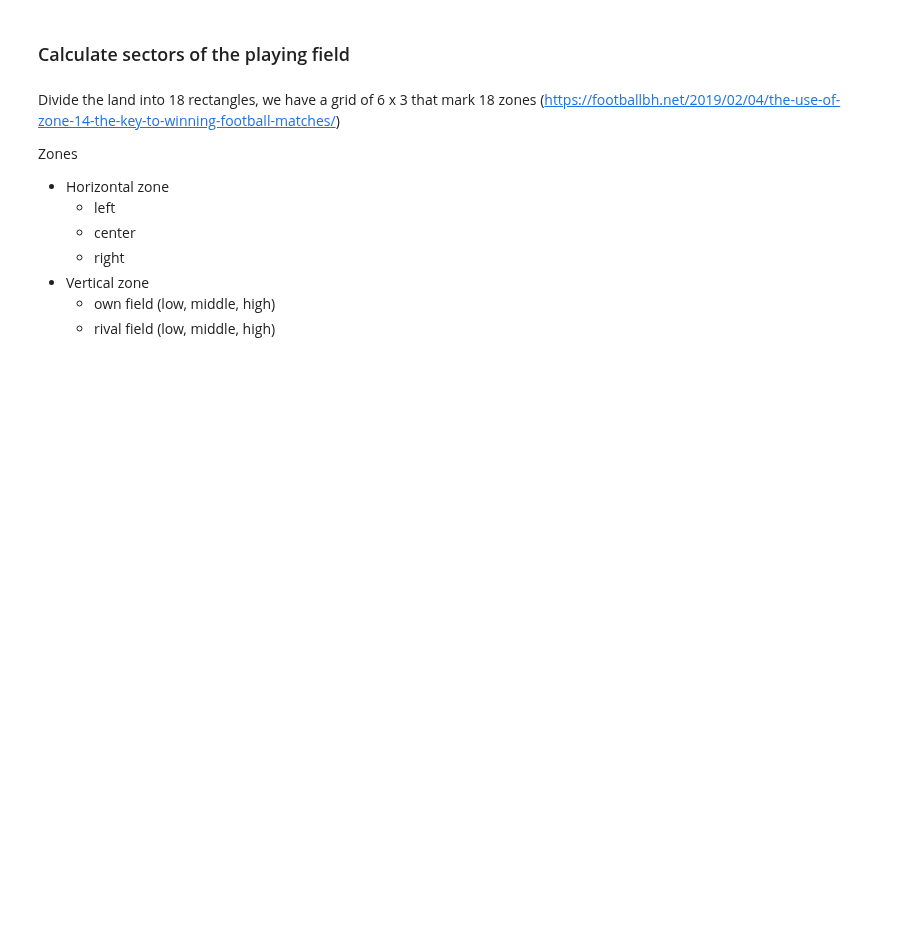
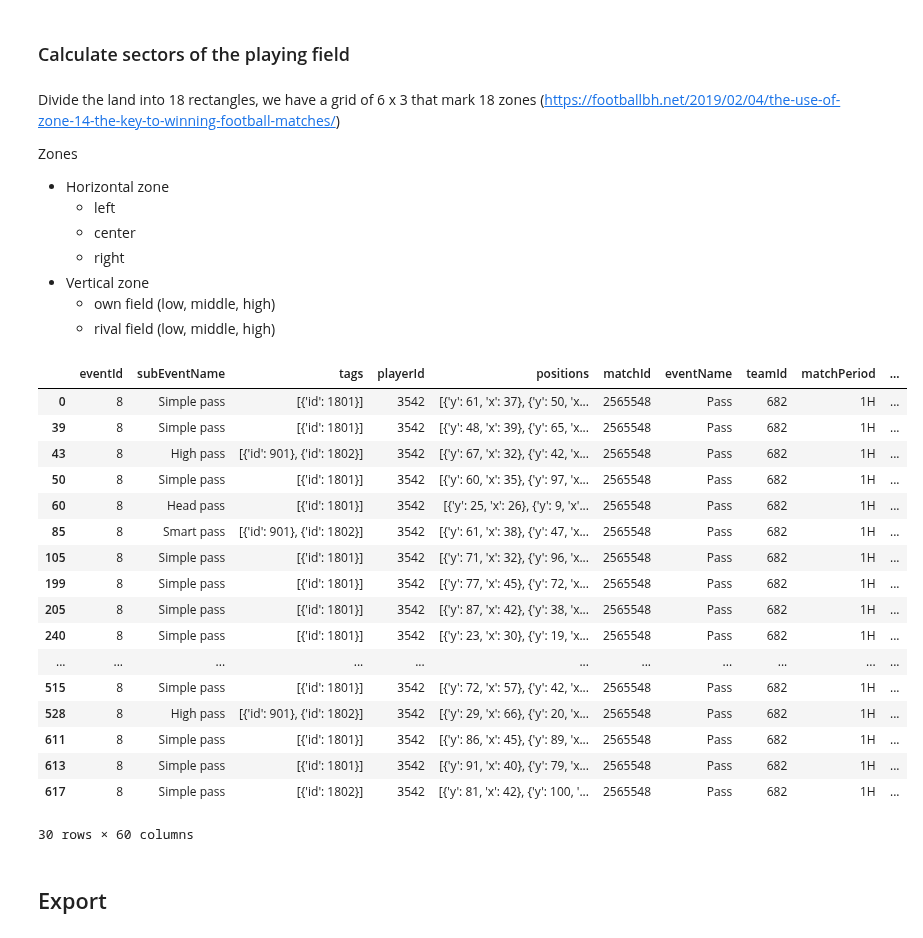
Before and after one commit to saeeeeru/WyscoutAnalyzer, a Jupyter notebook: notebook/PlayAnalysis/1-passing.ipynb, the cells around one changed output. Cells and saved outputs as stored; diff of their text form; code cells hidden in the pictures; blank space fills up the shorter version.

```diff
--- a/notebook/PlayAnalysis/1-passing.ipynb
+++ b/notebook/PlayAnalysis/1-passing.ipynb
@@ -125,3 +156,5 @@ df_pass.head(20)
+# %%
+df_pass[['won','drawn', 'lost']] = df_pass.apply(lambda x: [1 if x['winner']==x['teamId'] else 0, 1 if x['winner']==0 else 0, 1 if (x['winner']!=x['teamId'] and x['winner']!=0) else 0], result_type='expand', axis=1)
 # %% [markdown]
 ### Calculate sectors of the playing field
 # %% [markdown]
@@ -145,0 +172,35 @@ horizontal_zones = (('low', 30), ('middle', 35), ('high', 35))
+# %%
+#sector           = ('own', 'rival')
+vertical_zones   = (('left',(0,25)),('middle', (25,75)),('right', (75,100)))
+horizontal_zones = (('own_low', (0, 15)), ('own_middle', (15, 25)), ('own_high', (25, 50)),('rival_low', (50, 75)), ('rival_middle', (75, 85)), ('rival_high', (85, 100)))
+
+
+#df_pass[list(map(lambda v : 'v_'+ v[0], vertical_zones))] = df_pass.apply(lambda x: list(map(lambda v : v[1], vertical_zones)), result_type='expand', axis=1)
+# %%
+df_pass[list(map(lambda v : 'v_'+ v[0], vertical_zones))] = df_pass.apply(lambda x: list(map(lambda v : 1 if (v[1][0] < x['st_x'] <= v[1][1]) else 0, vertical_zones)), result_type='expand', axis=1)
+# %%
+df_pass[list(map(lambda v : 'h_'+ v[0], horizontal_zones))] = df_pass.apply(lambda x: list(map(lambda v : 1 if (v[1][0] < x['st_y'] <= v[1][1]) else 0, horizontal_zones)), result_type='expand', axis=1)
+# %%
+#df_pass.reindex()
+df_pass.head(30)
+# %% [output]
+|  | eventId | subEventName | tags | playerId | positions | matchId | eventName | teamId | matchPeriod | ... |
+| 0 | 8 | Simple pass | [{'id': 1801}] | 3542 | [{'y': 61, 'x': 37}, {'y': 50, 'x... | 2565548 | Pass | 682 | 1H | ... |
+| 39 | 8 | Simple pass | [{'id': 1801}] | 3542 | [{'y': 48, 'x': 39}, {'y': 65, 'x... | 2565548 | Pass | 682 | 1H | ... |
+| 43 | 8 | High pass | [{'id': 901}, {'id': 1802}] | 3542 | [{'y': 67, 'x': 32}, {'y': 42, 'x... | 2565548 | Pass | 682 | 1H | ... |
+| 50 | 8 | Simple pass | [{'id': 1801}] | 3542 | [{'y': 60, 'x': 35}, {'y': 97, 'x... | 2565548 | Pass | 682 | 1H | ... |
+| 60 | 8 | Head pass | [{'id': 1801}] | 3542 | [{'y': 25, 'x': 26}, {'y': 9, 'x'... | 2565548 | Pass | 682 | 1H | ... |
+| 85 | 8 | Smart pass | [{'id': 901}, {'id': 1802}] | 3542 | [{'y': 61, 'x': 38}, {'y': 47, 'x... | 2565548 | Pass | 682 | 1H | ... |
+| 105 | 8 | Simple pass | [{'id': 1801}] | 3542 | [{'y': 71, 'x': 32}, {'y': 96, 'x... | 2565548 | Pass | 682 | 1H | ... |
+| 199 | 8 | Simple pass | [{'id': 1801}] | 3542 | [{'y': 77, 'x': 45}, {'y': 72, 'x... | 2565548 | Pass | 682 | 1H | ... |
+| 205 | 8 | Simple pass | [{'id': 1801}] | 3542 | [{'y': 87, 'x': 42}, {'y': 38, 'x... | 2565548 | Pass | 682 | 1H | ... |
+| 240 | 8 | Simple pass | [{'id': 1801}] | 3542 | [{'y': 23, 'x': 30}, {'y': 19, 'x... | 2565548 | Pass | 682 | 1H | ... |
+| ... | ... | ... | ... | ... | ... | ... | ... | ... | ... | ... |
+| 515 | 8 | Simple pass | [{'id': 1801}] | 3542 | [{'y': 72, 'x': 57}, {'y': 42, 'x... | 2565548 | Pass | 682 | 1H | ... |
+| 528 | 8 | High pass | [{'id': 901}, {'id': 1802}] | 3542 | [{'y': 29, 'x': 66}, {'y': 20, 'x... | 2565548 | Pass | 682 | 1H | ... |
+| 611 | 8 | Simple pass | [{'id': 1801}] | 3542 | [{'y': 86, 'x': 45}, {'y': 89, 'x... | 2565548 | Pass | 682 | 1H | ... |
+| 613 | 8 | Simple pass | [{'id': 1801}] | 3542 | [{'y': 91, 'x': 40}, {'y': 79, 'x... | 2565548 | Pass | 682 | 1H | ... |
+| 617 | 8 | Simple pass | [{'id': 1802}] | 3542 | [{'y': 81, 'x': 42}, {'y': 100, '... | 2565548 | Pass | 682 | 1H | ... |
+30 rows × 60 columns
+# %% [markdown]
+## Export
```
Also changed, not shown: parts of 18 cells of this notebook.
